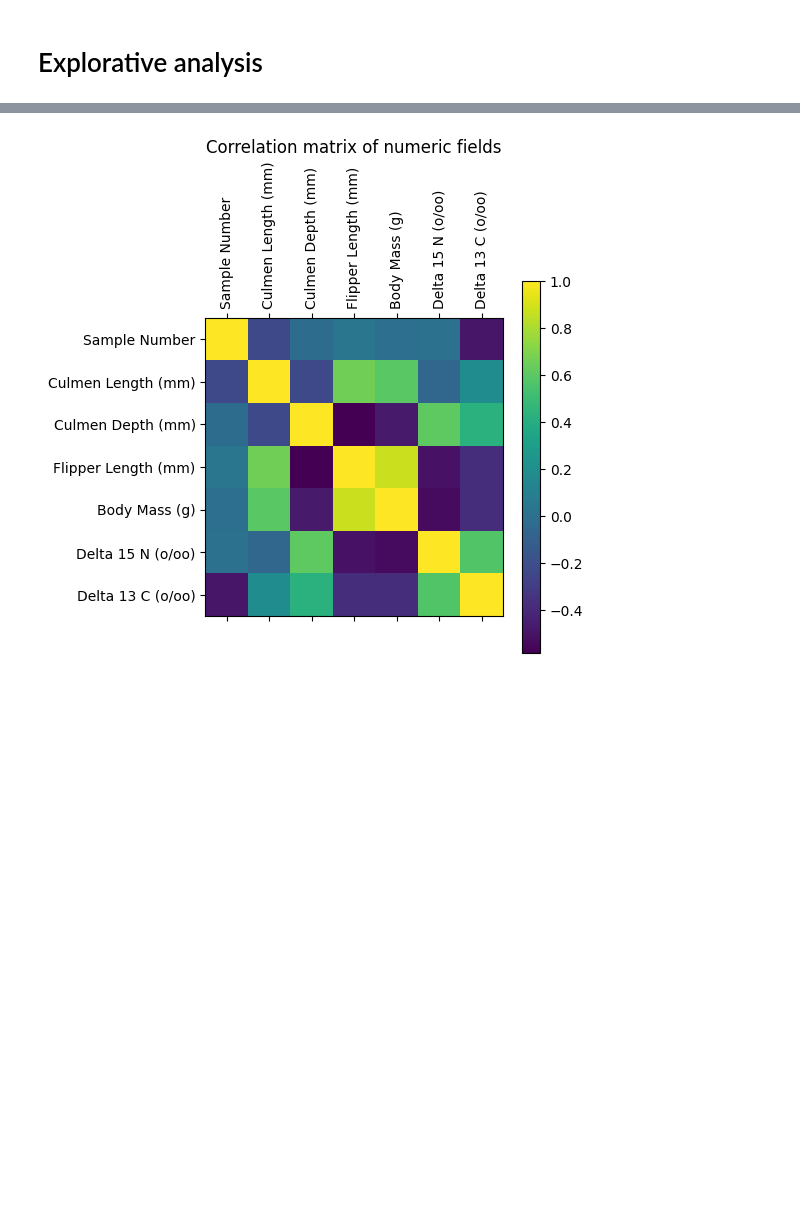
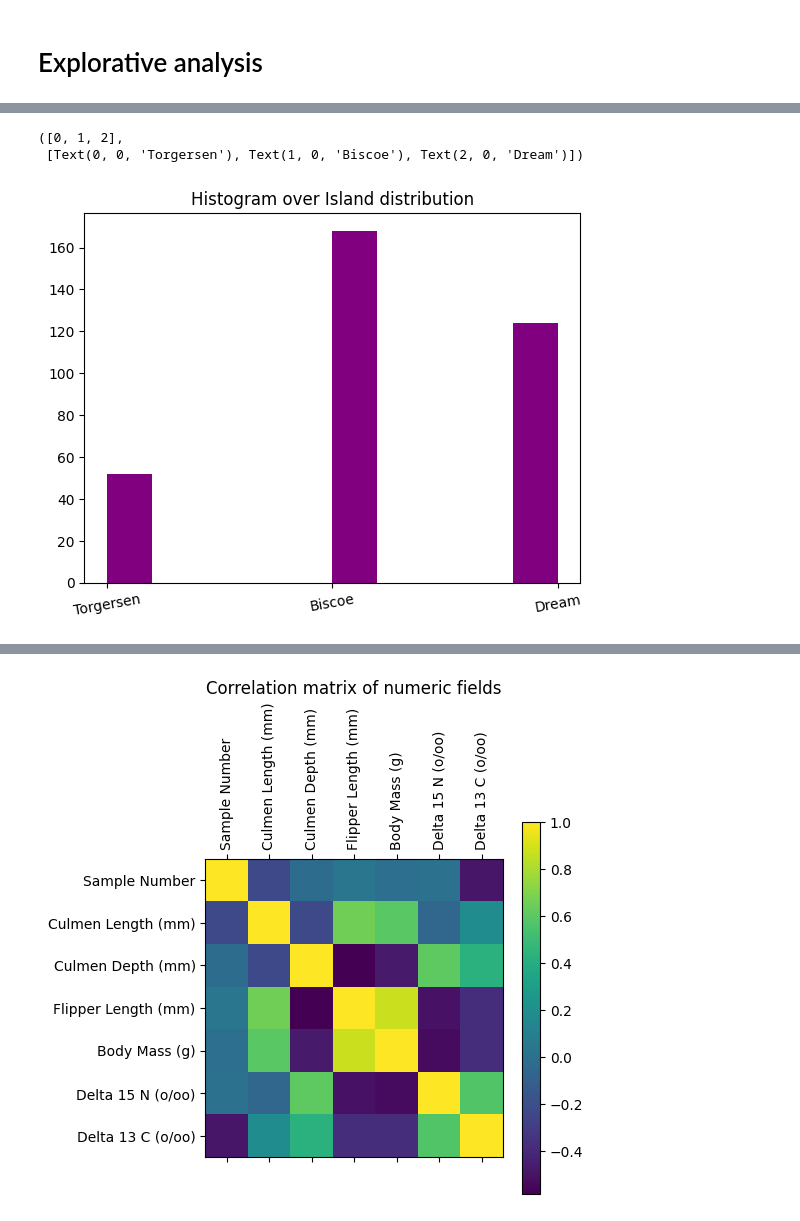
Before and after one commit to Unexp1ainable/UPA-2, a Jupyter notebook: explorative_analysis.ipynb, the cells around one changed output, grey strips where cells are left out. Drawn from its saved outputs; the diff is of its cells as text; code cells hidden in the pictures; blank space fills up the shorter version.

```diff
--- a/proj.ipynb
+++ b/explorative_analysis.ipynb
@@ -21,0 +32,8 @@ unique_species = species.unique()
+# %%
+plt.title("Histogram over Island distribution")
+plt.hist(data["Island"], color="purple")
+plt.xticks(rotation=10)
+# %% [output]
+([0, 1, 2],
+ [Text(0, 0, 'Torgersen'), Text(1, 0, 'Biscoe'), Text(2, 0, 'Dream')])
+[figure, added]
```
Also changed, not shown: parts of 3 cells of this notebook, 3 other files.
